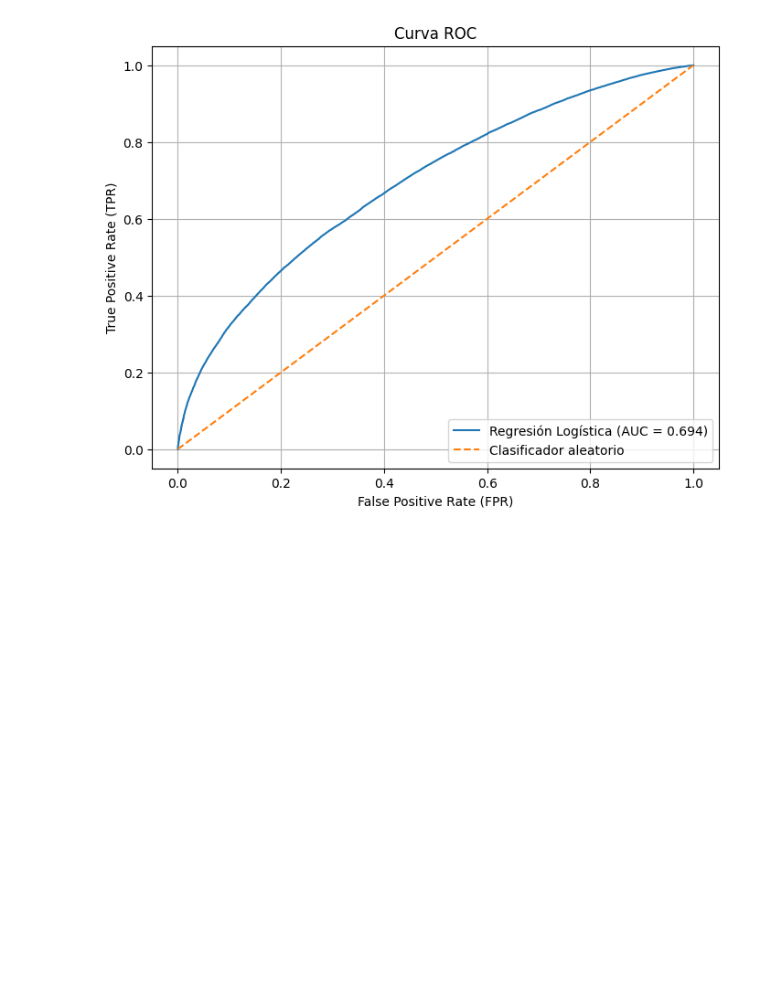
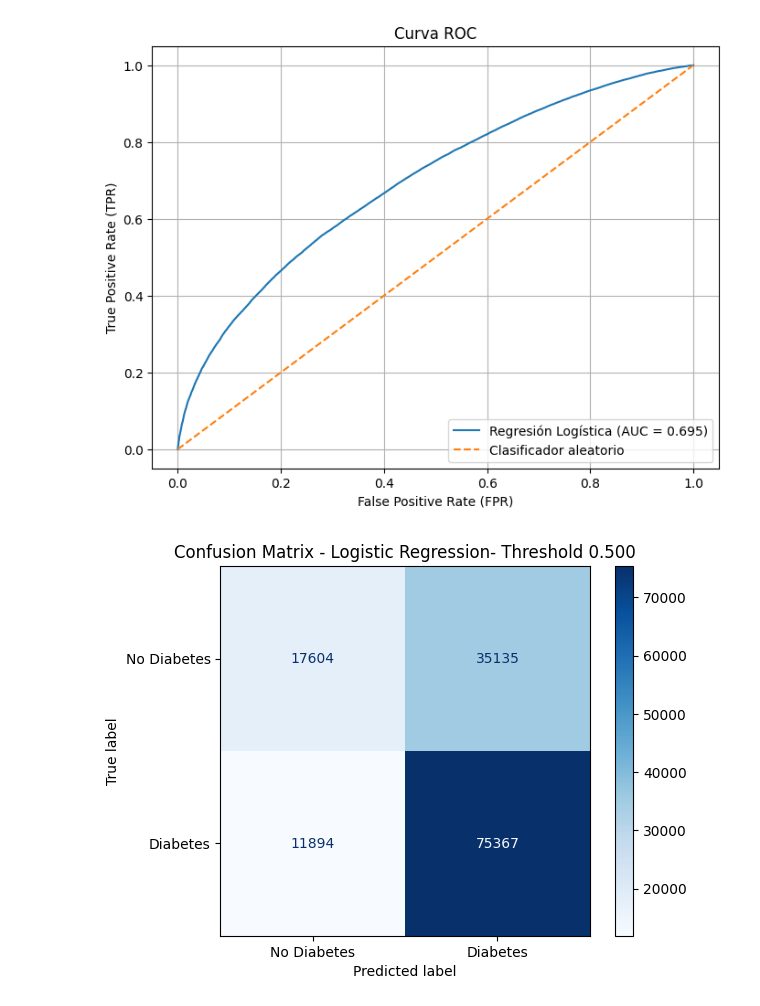
Before and after one commit to iredondosan/ML_Diabetes_Prediction_Challenge, a Jupyter notebook: notebooks/ML_Diabetes_Model_Jesús.ipynb, the cells around one changed output. Cells and saved outputs as stored; diff of their text form; code cells hidden in the pictures; blank space fills up the shorter version.

```diff
--- a/notebooks/ML_Diabetes_Model_Jesús.ipynb
+++ b/notebooks/ML_Diabetes_Model_Jesús.ipynb
@@ -152,6 +228,28 @@ model = best_model
 # %%
+from sklearn.pipeline import Pipeline
+
 #Obtengo los resultados para cada uno de los funciones de regresión
-from sklearn.metrics import accuracy_score, precision_score, recall_score, f1_score, roc_auc_score
+pipe = Pipeline([
+    ('scaler', StandardScaler()),
+    ('clf', LogisticRegression(solver='liblinear', random_state=42))
+])
 
+params = {
+    'clf__fit_intercept': [True, False]
+}
+
+grid = GridSearchCV(
+    pipe,
+    params,
+    cv=3,
+    scoring='f1'
+)
+
+grid.fit(X_train, y_train)
+
+model = grid.best_estimator_
+
+# Predicción limpia
 y_pred = model.predict(X_test)
+y_proba = model.predict_proba(X_test)[:, 1]
 # %%
@@ -190,3 +304,21 @@ plt.grid(True)
 plt.show()
 # %% [output]
 [figure]
+# %%
+# Threshold para mostrar en la gráfica
+threshold = 0.5
+
+# Calcular matriz
+cm = confusion_matrix(y_test, y_pred)
+
+# Plot con ConfusionMatrixDisplay
+disp = ConfusionMatrixDisplay(
+    confusion_matrix=cm,
+    display_labels=["No Diabetes", "Diabetes"]
+)
+
+disp.plot(cmap="Blues", values_format="d")
+plt.title(f"Confusion Matrix - Logistic Regression- Threshold {threshold:.3f}")
+plt.show()
+# %% [output]
+[figure, added]
```
Also changed, not shown: parts of 13 cells of this notebook.
